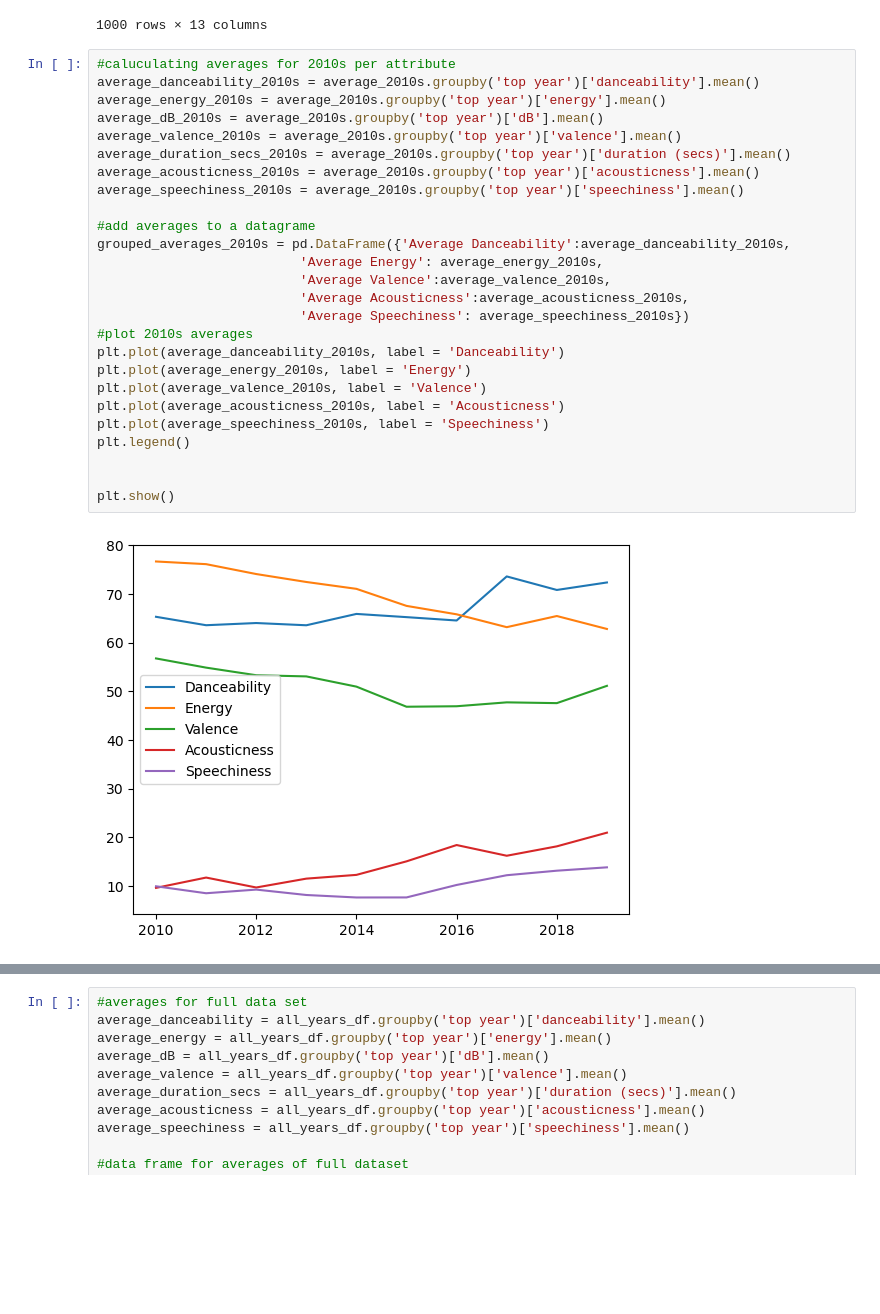
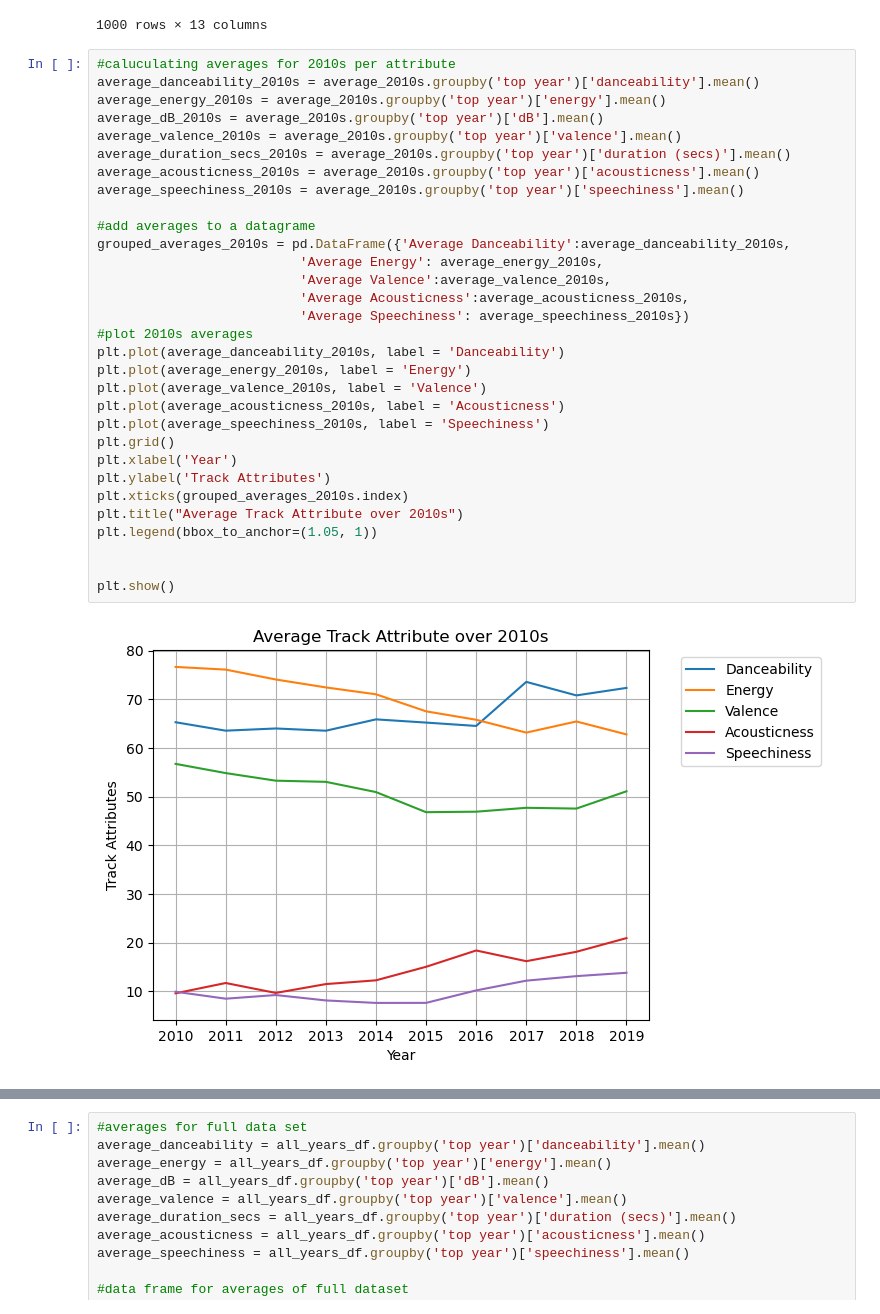
Before and after one commit to codyallison/Spotify-Top-Hits-Data-Analysis, a Jupyter notebook: Data/all_years_playlist_data.ipynb, the cells around one changed output, grey strips where cells are left out. Cells and saved outputs as stored; diff of their text form; blank space fills up the shorter version.

Commit message:
added style, labels, etc to graphs

```diff
--- a/Data/all_years_playlist_data.ipynb
+++ b/Data/all_years_playlist_data.ipynb
@@ -271,30 +271,35 @@ average_2010s
 # %%
 #caluculating averages for 2010s per attribute
 average_danceability_2010s = average_2010s.groupby('top year')['danceability'].mean()
 average_energy_2010s = average_2010s.groupby('top year')['energy'].mean()
 average_dB_2010s = average_2010s.groupby('top year')['dB'].mean()
 average_valence_2010s = average_2010s.groupby('top year')['valence'].mean()
 average_duration_secs_2010s = average_2010s.groupby('top year')['duration (secs)'].mean()
 average_acousticness_2010s = average_2010s.groupby('top year')['acousticness'].mean()
 average_speechiness_2010s = average_2010s.groupby('top year')['speechiness'].mean()
 
 #add averages to a datagrame
 grouped_averages_2010s = pd.DataFrame({'Average Danceability':average_danceability_2010s,
                           'Average Energy': average_energy_2010s,
                           'Average Valence':average_valence_2010s,
                           'Average Acousticness':average_acousticness_2010s,
                           'Average Speechiness': average_speechiness_2010s})
 #plot 2010s averages
 plt.plot(average_danceability_2010s, label = 'Danceability')
 plt.plot(average_energy_2010s, label = 'Energy')
 plt.plot(average_valence_2010s, label = 'Valence')
 plt.plot(average_acousticness_2010s, label = 'Acousticness')
 plt.plot(average_speechiness_2010s, label = 'Speechiness')
-plt.legend()
+plt.grid()
+plt.xlabel('Year')
+plt.ylabel('Track Attributes')
+plt.xticks(grouped_averages_2010s.index)
+plt.title("Average Track Attribute over 2010s")
+plt.legend(bbox_to_anchor=(1.05, 1))
 
 
 plt.show()
 # %% [output]
-[figure, old version]
+[figure, new version]
 # %%
 #plot attribute with linear regression 2010s
```
Also changed, not shown: parts of 3 cells of this notebook.
